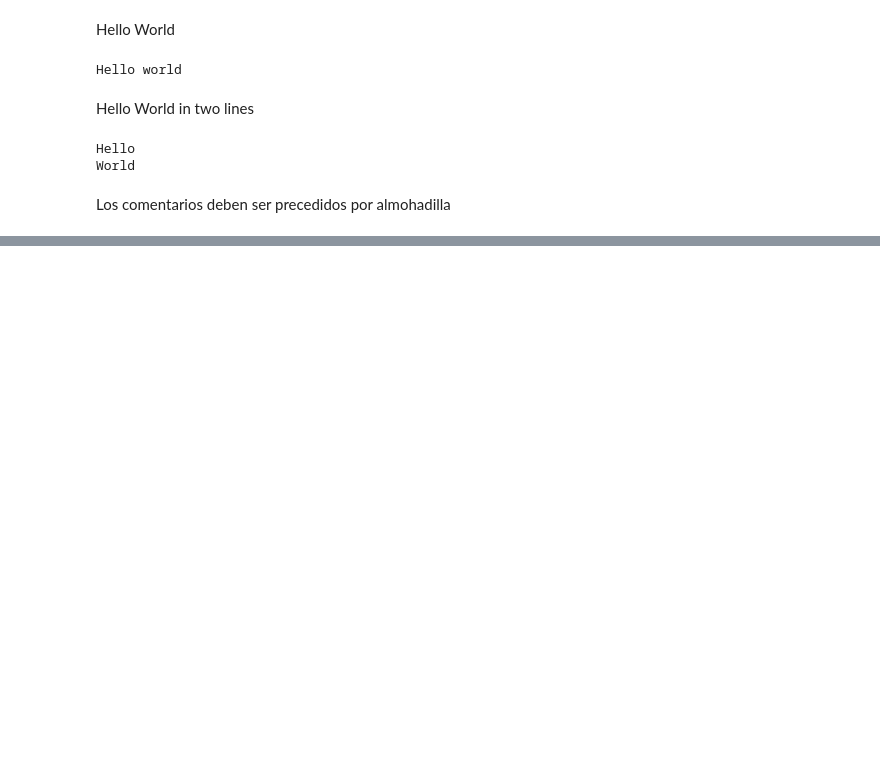
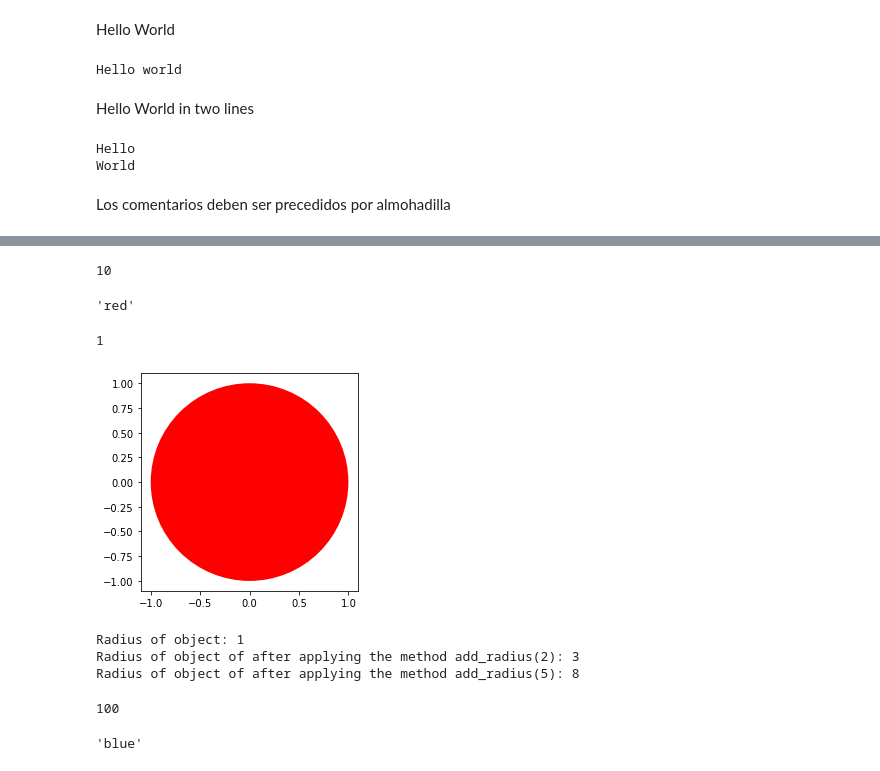
Before and after one commit to PosgradoMNA/actividades-de-aprendizaje-pnogueron, a Jupyter notebook: Semana1_Activida2_A01097897.ipynb, the cells around one changed output, grey strips where cells are left out. Saved outputs shown, nothing was run; the diff lists cells and outputs as text; code cells hidden in the pictures; blank space fills up the shorter version.

```diff
--- a/Semana1_Activida2_A01097897.ipynb
+++ b/Semana1_Activida2_A01097897.ipynb
@@ -21,0 +2007,6 @@ Los comentarios deben ser precedidos por almohadilla
+# %%
+#Create a  Car  object "my_car" with the given data attributes:
+make="BMW"
+model="M3"
+color="red"
+car1 = Car(make, model, color)
@@ -21,0 +2039,24 @@ Los comentarios deben ser precedidos por almohadilla
+# %%
+# Create a class Circle
+
+class Circle(object):
+
+    # Constructor
+    def __init__(self, radius=3, color='blue'):
+        self.radius = radius
+        self.color = color
+
+    # Method
+    def add_radius(self, r):
+        self.radius = self.radius + r
+        return(self.radius)
+
+    # Method
+    def drawCircle(self):
+        plt.gca().add_patch(plt.Circle((0, 0), radius=self.radius, fc=self.color))
+        plt.axis('scaled')
+        plt.show()
+# %%
+# Create an object RedCircle
+
+RedCircle = Circle(10, 'red')
@@ -21,0 +2085,37 @@ Los comentarios deben ser precedidos por almohadilla
+# %%
+# Print the object attribute radius
+
+RedCircle.radius
+# %% [output]
+10
+# %%
+# Print the object attribute color
+
+RedCircle.color
+# %% [output]
+'red'
+# %%
+# Set the object attribute radius
+
+RedCircle.radius = 1
+RedCircle.radius
+# %% [output]
+1
+# %%
+# Call the method drawCircle
+
+RedCircle.drawCircle()
+# %% [output]
+[figure, added]
+# %%
+# Use method to change the object attribute radius
+
+print('Radius of object:',RedCircle.radius)
+RedCircle.add_radius(2)
+print('Radius of object of after applying the method add_radius(2):',RedCircle.radius)
+RedCircle.add_radius(5)
+print('Radius of object of after applying the method add_radius(5):',RedCircle.radius)
+# %% [output]
+Radius of object: 1
+Radius of object of after applying the method add_radius(2): 3
+Radius of object of after applying the method add_radius(5): 8
@@ -21,0 +2126,12 @@ Los comentarios deben ser precedidos por almohadilla
+# %%
+# Print the object attribute radius
+
+BlueCircle.radius
+# %% [output]
+100
+# %%
+# Print the object attribute color
+
+BlueCircle.color
+# %% [output]
+'blue'
```
Also changed, not shown: parts of 298 cells of this notebook.
